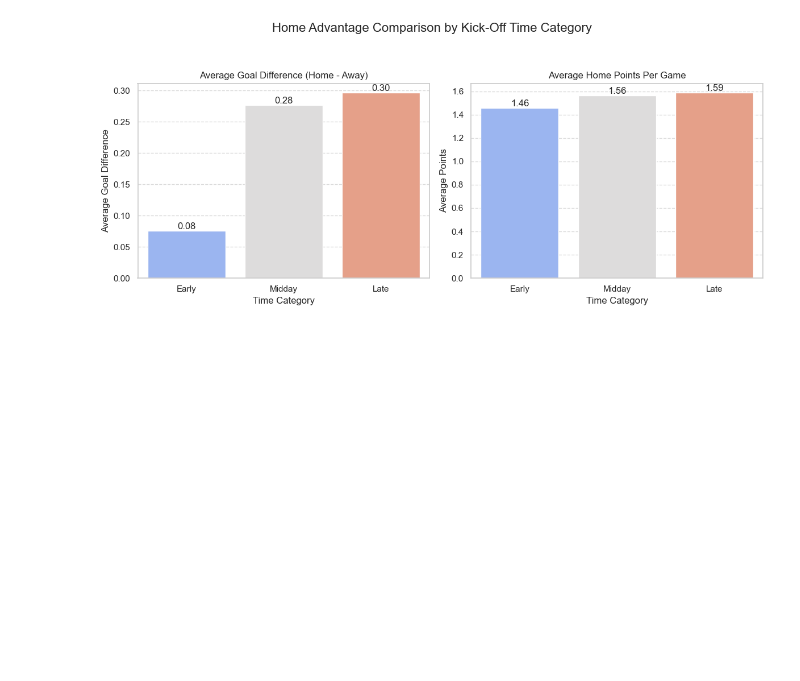
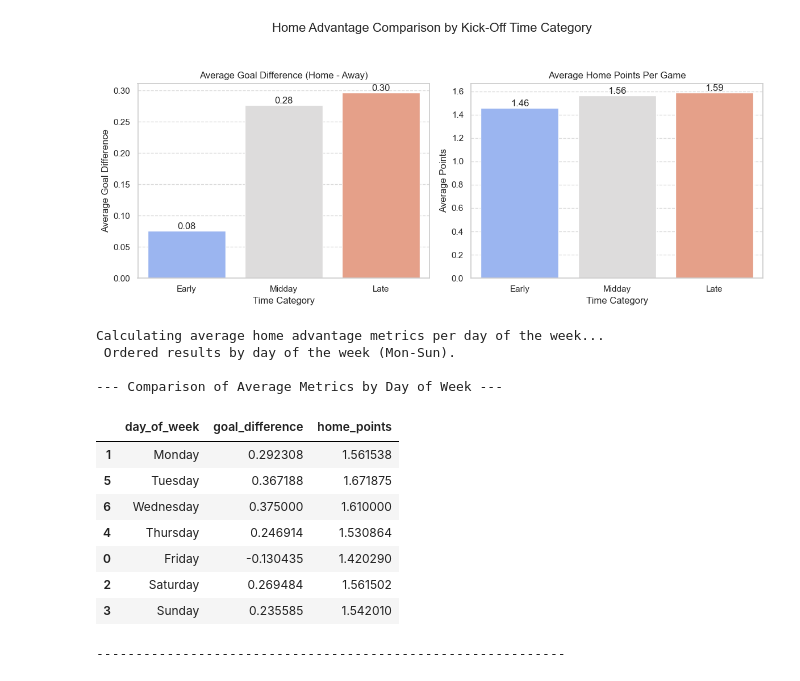
Before and after one commit to MDeighton004/premier-league-home-advantage, a Jupyter notebook: code/2_analysis.ipynb, the cells around one changed output. Drawn from its saved outputs; the diff is of its cells as text; code cells hidden in the pictures; blank space fills up the shorter version.

```diff
--- a/code/2_analysis.ipynb
+++ b/code/2_analysis.ipynb
@@ -869,3 +869,70 @@ else:
 Generating bar charts comparing metrics across time categories...
  Time category comparison plots saved successfully to: C:\Users\matth\OneDrive\Documents\data_science_project\premier-league-home-advantage\output\figures\time_category_comparison_bar_charts.png
 [figure]
+# %%
+# Time/Day Effects Analysis: Calculate Averages by Day of Week
+
+# Check if match_df_merged exists and has the required columns
+if ('match_df_merged' in locals() and match_df_merged is not None and
+    'day_of_week' in match_df_merged.columns and
+    'goal_difference' in match_df_merged.columns and
+    'home_points' in match_df_merged.columns):
+
+    print("\nCalculating average home advantage metrics per day of the week...")
+
+    # Create a DataFrame without NaN values in the columns needed for grouping and aggregation
+    valid_days = ['Monday', 'Tuesday', 'Wednesday', 'Thursday', 'Friday', 'Saturday', 'Sunday']
+    calc_df_dow = match_df_merged[
+        match_df_merged['day_of_week'].isin(valid_days) &
+        match_df_merged['goal_difference'].notna() &
+        match_df_merged['home_points'].notna()
+    ].copy()
+
+    if not calc_df_dow.empty:
+        # Group by 'day_of_week' and Calculate Means
+        day_of_week_comparison = calc_df_dow.groupby('day_of_week')[[
+            'goal_difference',
+            'home_points'
+        ]].mean().reset_index()
+
+        # Order Days Logically
+        # Define the desired order for the days
+        day_order = ['Monday', 'Tuesday', 'Wednesday', 'Thursday', 'Friday', 'Saturday', 'Sunday']
+        try:
+            # Convert 'day_of_week' to a categorical type with the specified order
+            day_of_week_comparison['day_of_week'] = pd.Categorical(
+                day_of_week_comparison['day_of_week'],
+                categories=day_order,
+                ordered=True
+            )
+            # Sort the DataFrame based on the categorical order
+            day_of_week_comparison = day_of_week_comparison.sort_values('day_of_week')
+            print(" Ordered results by day of the week (Mon-Sun).")
+        except Exception as e:
+            print(f" Warning: Could not reorder days: {e}. Results might be alphabetically ordered.")
+
+        print("\n--- Comparison of Average Metrics by Day of Week ---")
+        # Display the resulting comparison table
+        display(day_of_week_comparison)
+        print("-" * 60)
+
+    else:
+         print(" Warning: No valid data found for day of week calculation after filtering.")
+         day_of_week_comparison = None # Ensure variable exists but is None
+
+else:
+    print("\nSkipping day of week calculation: 'match_df_merged' DataFrame or required columns not found.")
+# %% [output]
+Calculating average home advantage metrics per day of the week...
+ Ordered results by day of the week (Mon-Sun).
+
+--- Comparison of Average Metrics by Day of Week ---
+|  | day_of_week | goal_difference | home_points |
+| 1 | Monday | 0.292308 | 1.561538 |
+| 5 | Tuesday | 0.367188 | 1.671875 |
+| 6 | Wednesday | 0.375000 | 1.610000 |
+| 4 | Thursday | 0.246914 | 1.530864 |
+| 0 | Friday | -0.130435 | 1.420290 |
+| 2 | Saturday | 0.269484 | 1.561502 |
+| 3 | Sunday | 0.235585 | 1.542010 |
+------------------------------------------------------------
```
Also changed, not shown: parts of 1 cell of this notebook, 1 other file.
